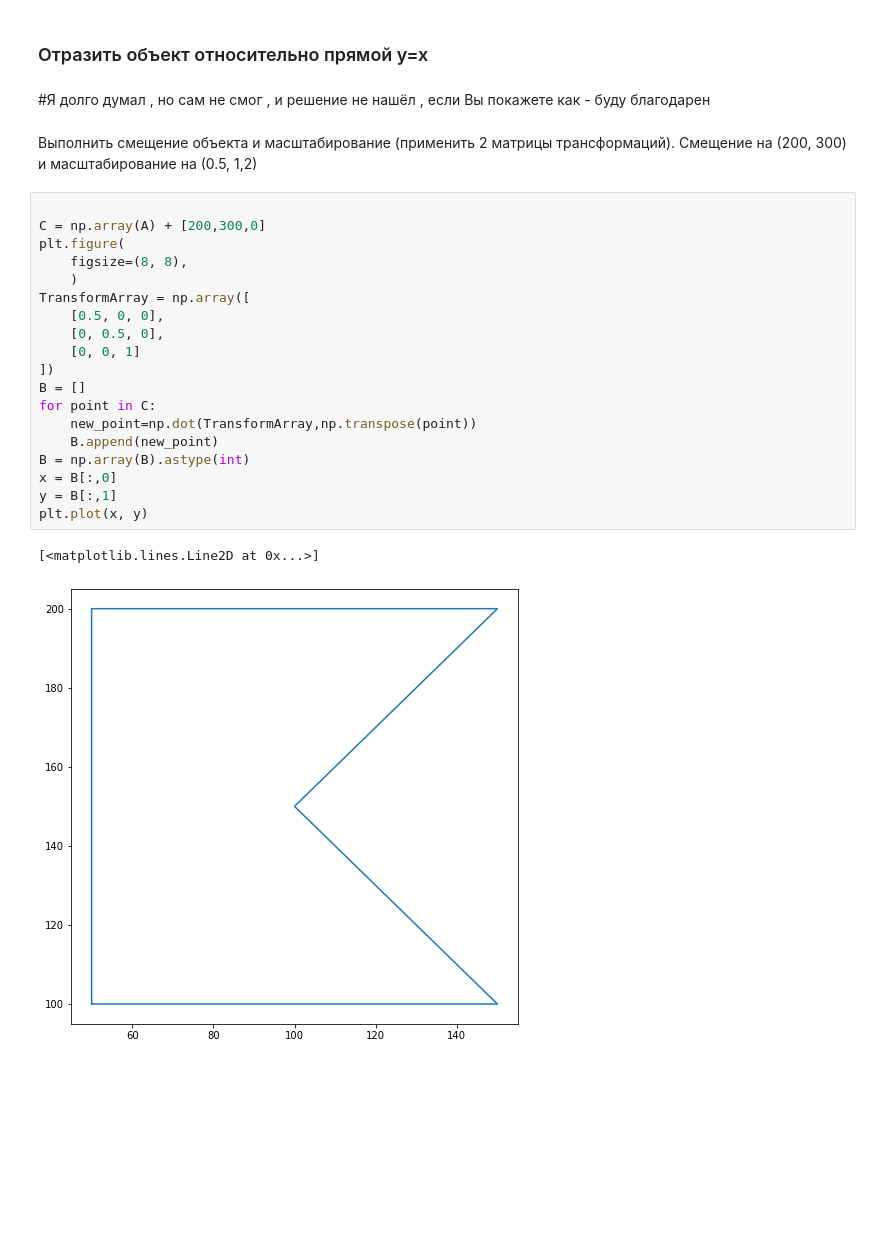
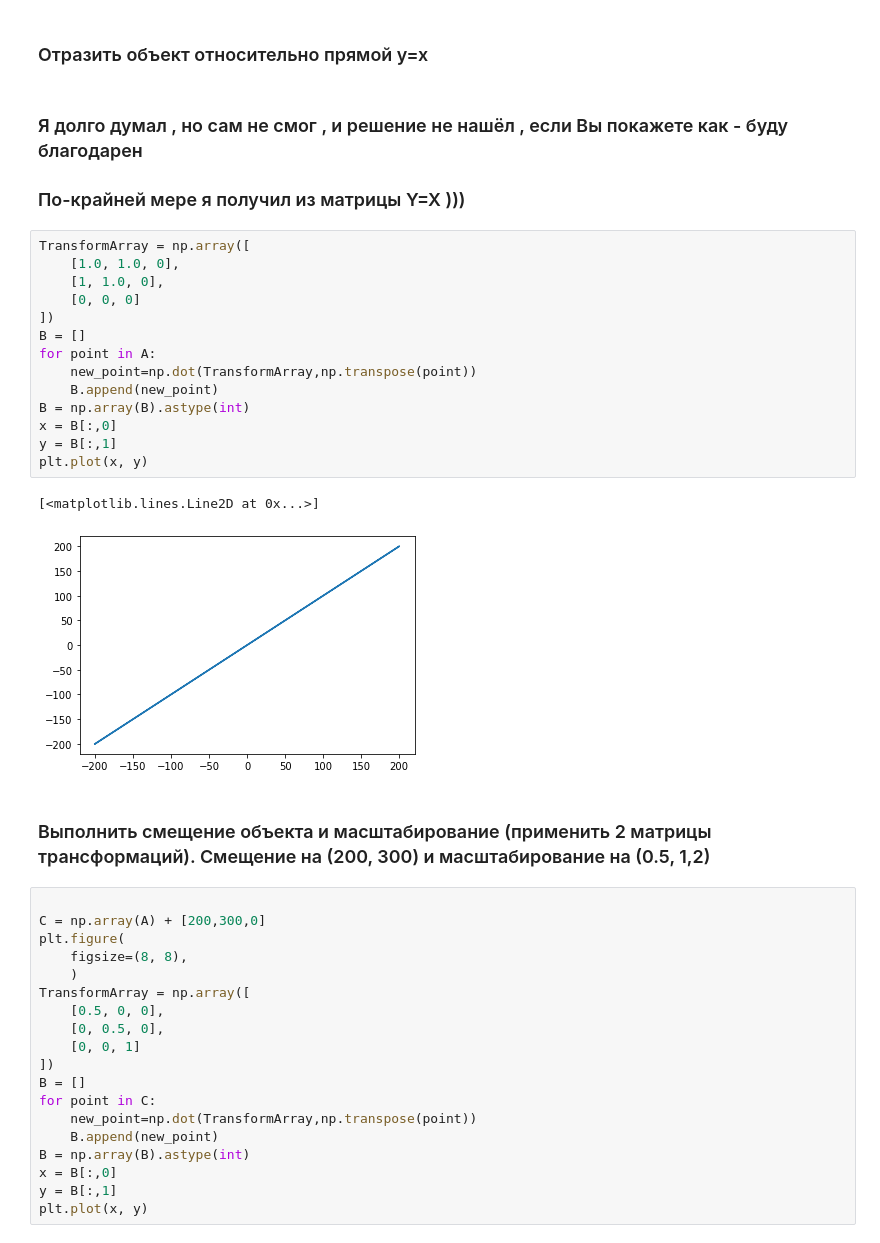
Before and after one commit to doompro1/NetologyPython, a Jupyter notebook: algebra/Linalg/Дз матрицы .ipynb, the cells around one changed output. Drawn from its saved outputs; the diff is of its cells as text; blank space fills up the shorter version.

```diff
--- a/algebra/Linalg/Дз матрицы .ipynb
+++ b/algebra/Linalg/Дз матрицы .ipynb
@@ -98,9 +95,27 @@ plt.plot(x, y)
 # %% [markdown]
 ### Отразить объект относительно прямой y=x
 # %% [markdown]
-#Я долго думал , но сам не смог , и решение не нашёл , если Вы покажете как - буду благодарен
+### Я долго думал , но сам не смог , и решение не нашёл , если Вы покажете как - буду благодарен
+### По-крайней мере я получил из матрицы Y=X )))
+# %%
+TransformArray = np.array([
+    [1.0, 1.0, 0],
+    [1, 1.0, 0],
+    [0, 0, 0]
+])
+B = []
+for point in A:
+    new_point=np.dot(TransformArray,np.transpose(point))
+    B.append(new_point)
+B = np.array(B).astype(int)
+x = B[:,0]
+y = B[:,1]
+plt.plot(x, y)
+# %% [output]
+[<matplotlib.lines.Line2D at 0x...>]
+[figure, added]
 # %% [markdown]
-Выполнить смещение объекта и масштабирование (применить 2 матрицы трансформаций). Смещение на (200, 300) и масштабирование на (0.5, 1,2)
+### Выполнить смещение объекта и масштабирование (применить 2 матрицы трансформаций). Смещение на (200, 300) и масштабирование на (0.5, 1,2)
 # %%
 
 C = np.array(A) + [200,300,0]
@@ -120,6 +135,3 @@ B = np.array(B).astype(int)
 x = B[:,0]
 y = B[:,1]
 plt.plot(x, y)
-# %% [output]
-[<matplotlib.lines.Line2D at 0x...>]
-[figure, removed]
```
Also changed, not shown: parts of 4 cells of this notebook.
